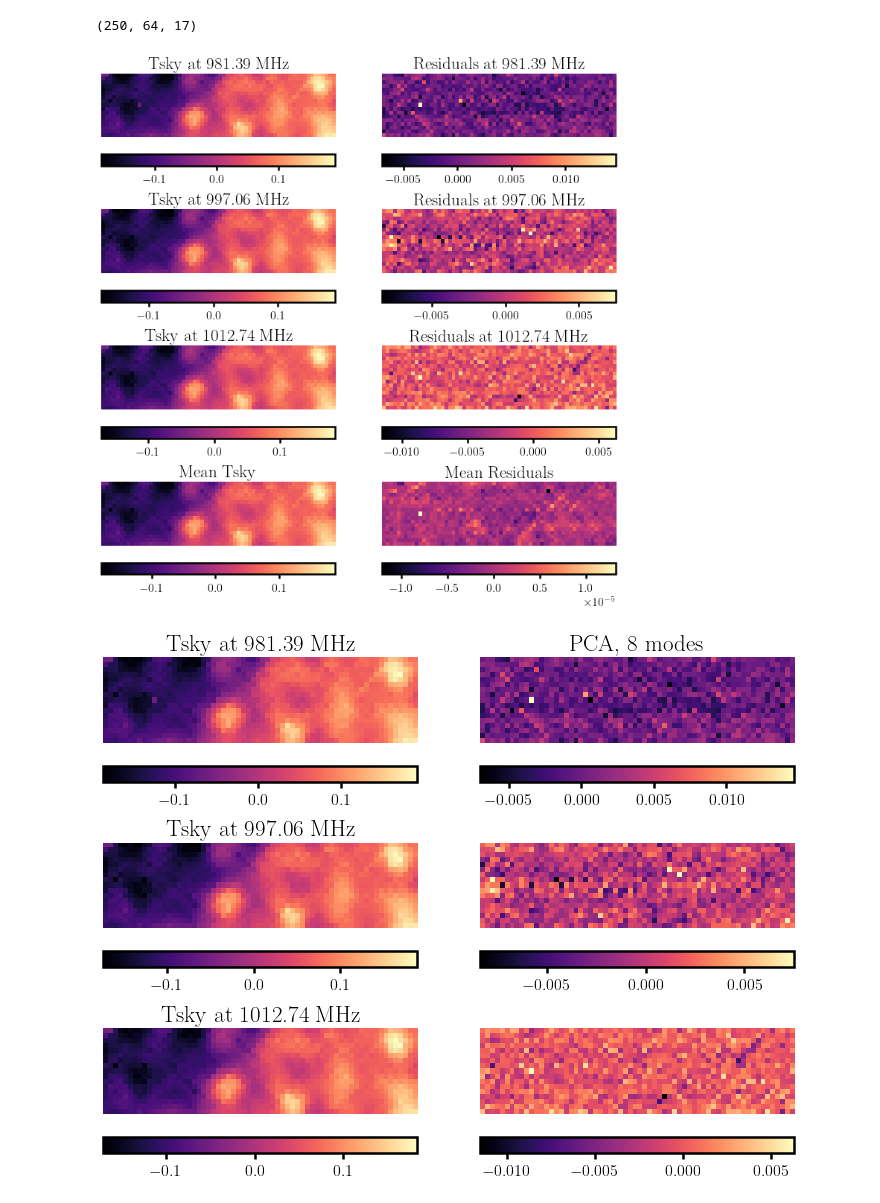
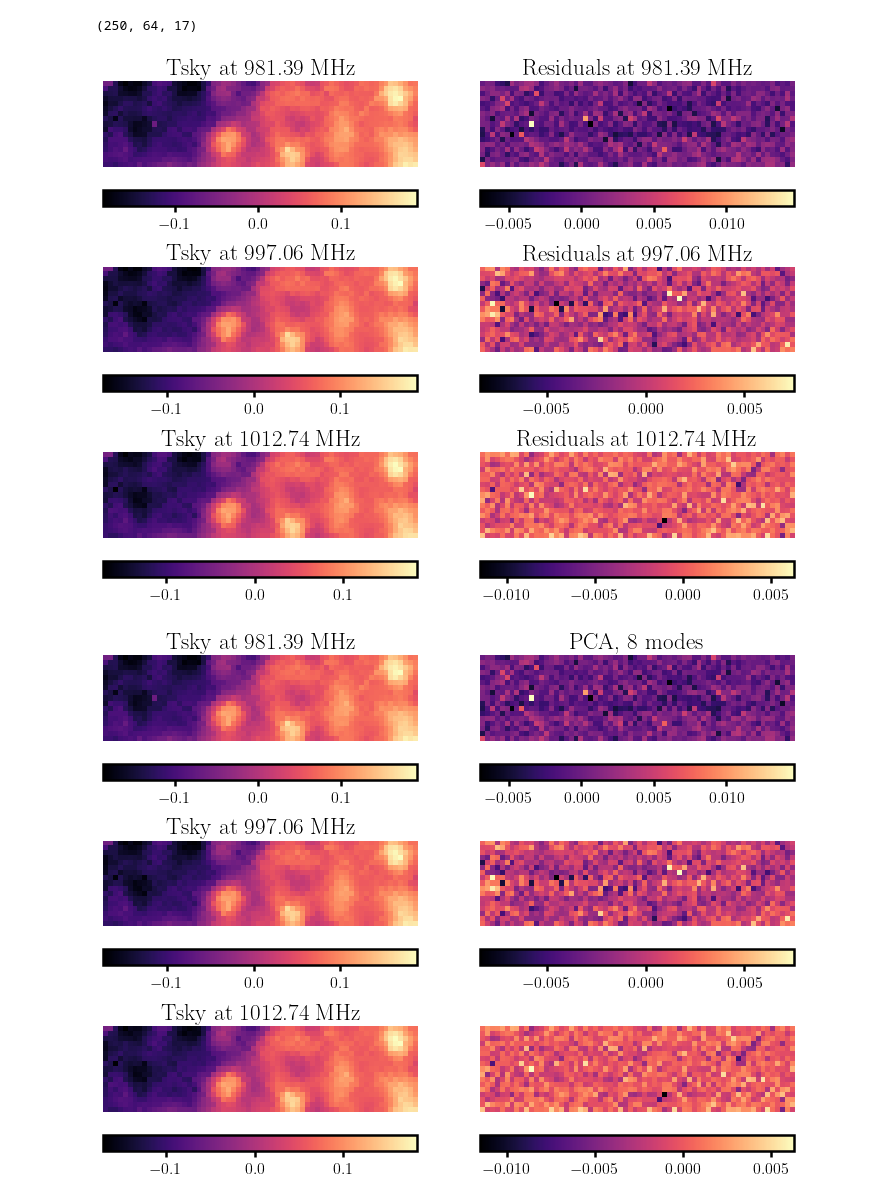
Before and after one commit to graciemcgill/ForegroundCleaningWithPCA, a Jupyter notebook: PCA_FOR_MEERKAT_DATA.ipynb, the cells around one changed output. Drawn from its saved outputs; the diff is of its cells as text; code cells hidden in the pictures.

```diff
--- a/PCA_FOR_MEERKAT_DATA.ipynb
+++ b/PCA_FOR_MEERKAT_DATA.ipynb
@@ -93 +95,10 @@ extent = get_extent(ra,dec)
 nchan,nx,ny = np.shape(Tsky)
+# %%
+jj = 125
+fig, axes = plt.subplots(1, 1, figsize=(12, 7))
+
+im = axes.imshow(Tsky[jj].T, extent = extent)
+axes.set(title=f'Observed signal at {np.round(nu_ch[jj],2)} MHz', xlabel=XLAB, ylabel=YLAB)
+#axes.axis('off')
+plt.colorbar(im,ax=axes,orientation='horizontal');
+#fig.savefig('plots/MeerKAT-map.png')
@@ -112,46 +125,36 @@ N_chosen = 8
 A_tmp   =  np.copy(AA[:,:N_chosen])
 
 fg_tmp = PCA.fg_est(dTsky,N_chosen)
 res_tmp = PCA.clean(Tsky_shaped,fg_tmp)
 res_tmp = PCA.shaping(res_tmp)
 
+
 del A_tmp
 
-fig, axes = plt.subplots(4, 2, figsize=(12, 12))
+fig, axes = plt.subplots(3, 2, figsize=(12, 9))
 
 
 i=0
 for ax,jj in zip(axes.flat,[50,125,200]):
 
     im = axes[i,0].imshow(Tsky[jj].T,origin='lower',extent=extent)
     axes[i,0].set(title=f'Tsky at {np.round(nu_ch[jj],2)} MHz')
     plt.colorbar(im,ax=axes[i,0],orientation='horizontal');
 
     im = axes[i,1].imshow(res_tmp[jj].T,origin='lower',extent=extent)
     axes[i,1].set(title=f'Residuals at {np.round(nu_ch[jj],2)} MHz')
     plt.colorbar(im,ax=axes[i,1],orientation='horizontal');
 
     for k in range(2):
         axes[i,k].axis('off')
 
     i+=1
 
-im = axes[3,0].imshow(np.mean(Tsky,0).T,origin='lower',extent=extent)
-axes[3,0].set(title=f'Mean Tsky')
-plt.colorbar(im,ax=axes[3,0],orientation='horizontal');
-
-im = axes[3,1].imshow(np.mean(res_tmp,0).T,origin='lower',extent=extent)
-axes[3,1].set(title=f'Mean Residuals')
-plt.colorbar(im,ax=axes[3,1],orientation='horizontal');
-
-for k in range(2):
-    axes[3,k].axis('off')
-
 
 #axes[0,1].set(title=f'PCA, {N_chosen} modes');
 #fig.savefig('plots/meerkat-pca-cleaning.png')
 # %% [output]
-[figure, old version]
+[figure, new version]
 # %%
 ### PCA using BSS functions
 A_pca = BSS.PCA_func(Tsky,30)
```
Also changed, not shown: parts of 8 cells of this notebook, 3 other files.
